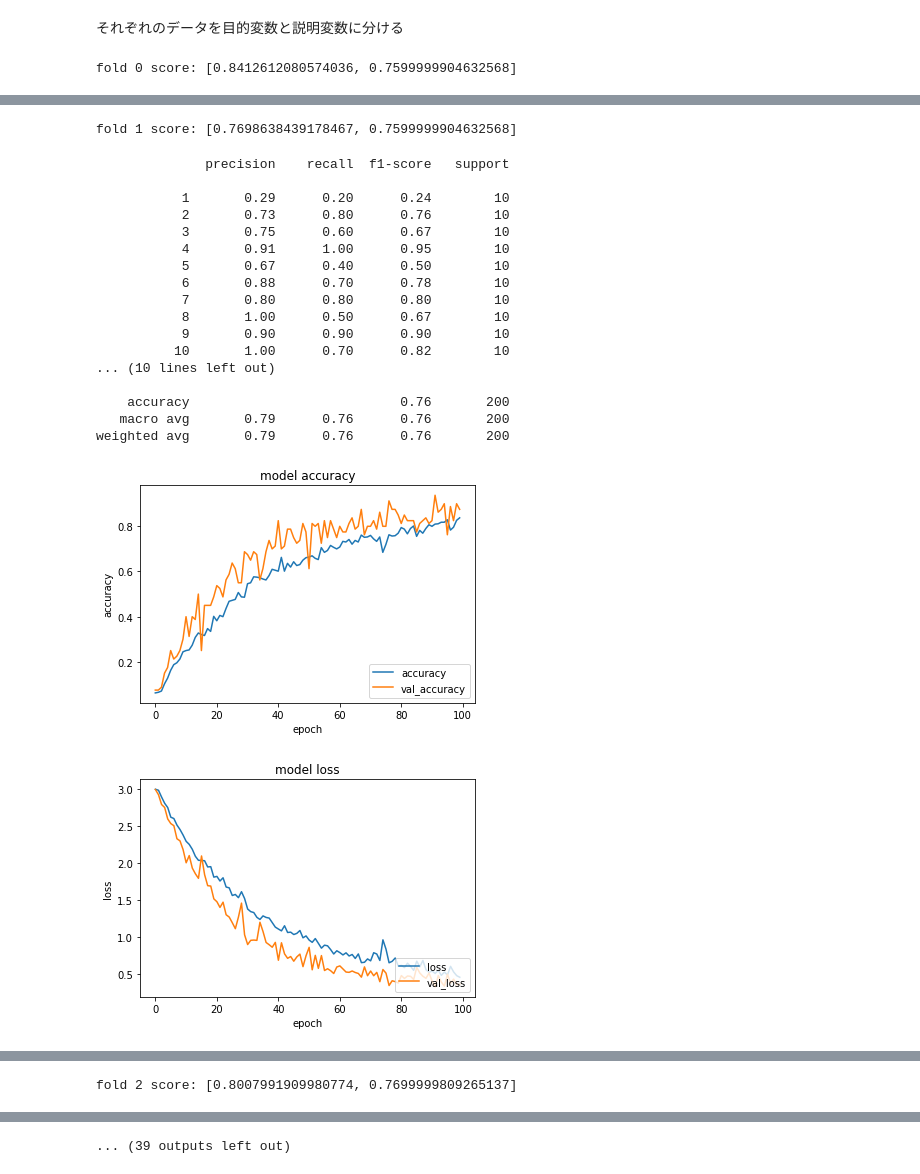
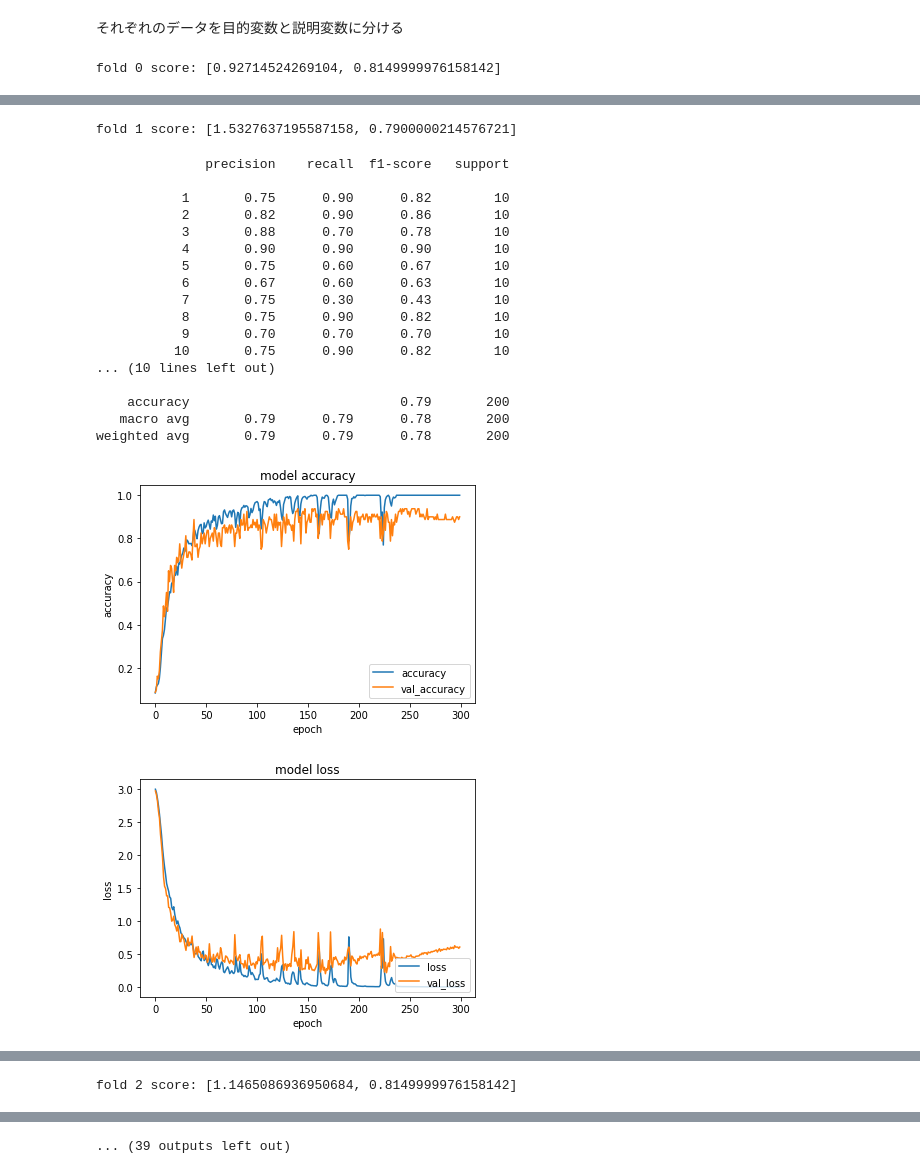
Before and after one commit to rikunemu/colab_study, a Jupyter notebook: pose_LSTM.ipynb, the cells around one changed output, grey strips where cells are left out. Drawn from its saved outputs; the diff is of its cells as text; code cells hidden in the pictures.

Commit message:
LSTM1層

```diff
--- a/pose_LSTM.ipynb
+++ b/pose_LSTM.ipynb
@@ -83,14 +83,14 @@ X_test = X_test.astype(np.float)
 # %%
 def build_model(maxlen):
   model = Sequential()
-  model.add(LSTM(64, return_sequences=True, activation='relu', input_shape=(30,maxlen)))
-  model.add(Dropout(0.1))
-  model.add(LSTM(128, return_sequences=True, activation='relu'))
-  model.add(Dropout(0.1))
-  model.add(LSTM(64, return_sequences=False, activation='relu'))
-  model.add(Dropout(0.1))
-  model.add(Dense(64, activation='relu'))
-  model.add(Dense(32, activation='relu'))
+  model.add(LSTM(64, return_sequences=False, activation='relu', input_shape=(30,maxlen)))
+  #model.add(Dropout(0.1))
+  #model.add(LSTM(128, return_sequences=True, activation='relu'))
+  #model.add(Dropout(0.1))
+  #model.add(LSTM(64, return_sequences=False, activation='relu'))
+  #model.add(Dropout(0.1))
+  #model.add(Dense(64, activation='relu'))
+  #model.add(Dense(32, activation='relu'))
   model.add(Dense(20, activation='softmax'))
   adam = Adam(learning_rate=1e-4)
   model.compile(optimizer=adam,
@@ -131,7 +131,7 @@ def cmd_pose(Y_test,y_pred):
   return
 # %%
 FOLD = 10
-EPOCH = 100
+EPOCH = 300
 BATCH_SIZE = 16
 
 valid_scores = []
@@ -204,6 +204,6 @@ for fold, (train_indices, valid_indices) in enumerate(kf.split(x_train, Y_train)
 cv_score = np.mean(valid_scores)
 print(f'CV score: {cv_score}')
 # %% [output]
-fold 0 score: [0.8412612080574036, 0.7599999904632568]
+fold 0 score: [0.92714524269104, 0.8149999976158142]
               precision    recall  f1-score   support
 
@@ -228,20 +228,20 @@ weighted avg       0.78      0.76      0.75       200
-fold 1 score: [0.7698638439178467, 0.7599999904632568]
+fold 1 score: [1.5327637195587158, 0.7900000214576721]
               precision    recall  f1-score   support
 
-           1       0.29      0.20      0.24        10
-           2       0.73      0.80      0.76        10
-           3       0.75      0.60      0.67        10
-           4       0.91      1.00      0.95        10
-           5       0.67      0.40      0.50        10
-           6       0.88      0.70      0.78        10
-           7       0.80      0.80      0.80        10
-           8       1.00      0.50      0.67        10
-           9       0.90      0.90      0.90        10
-          10       1.00      0.70      0.82        10
+           1       0.75      0.90      0.82        10
+           2       0.82      0.90      0.86        10
+           3       0.88      0.70      0.78        10
+           4       0.90      0.90      0.90        10
+           5       0.75      0.60      0.67        10
+           6       0.67      0.60      0.63        10
+           7       0.75      0.30      0.43        10
+           8       0.75      0.90      0.82        10
+           9       0.70      0.70      0.70        10
+          10       0.75      0.90      0.82        10
 ... (10 lines left out)
 
-    accuracy                           0.76       200
-   macro avg       0.79      0.76      0.76       200
-weighted avg       0.79      0.76      0.76       200
+    accuracy                           0.79       200
+   macro avg       0.79      0.79      0.78       200
+weighted avg       0.79      0.79      0.78       200
-[figure, old version]
+[figure, new version]
-[figure, old version]
+[figure, new version]
@@ -249,3 +249,3 @@ weighted avg       0.79      0.76      0.76       200
-fold 2 score: [0.8007991909980774, 0.7699999809265137]
+fold 2 score: [1.1465086936950684, 0.8149999976158142]
               precision    recall  f1-score   support
 
```
Also changed, not shown: parts of 1 cell of this notebook.
